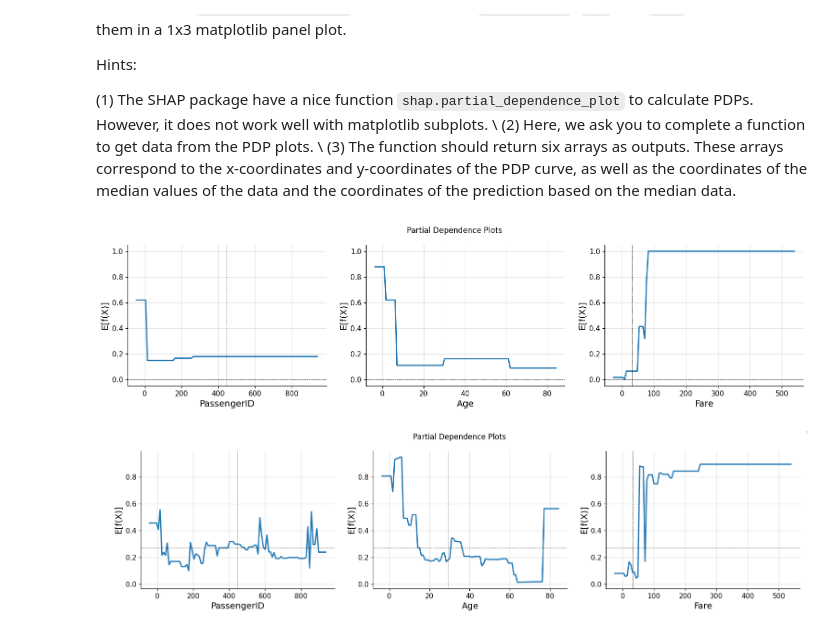
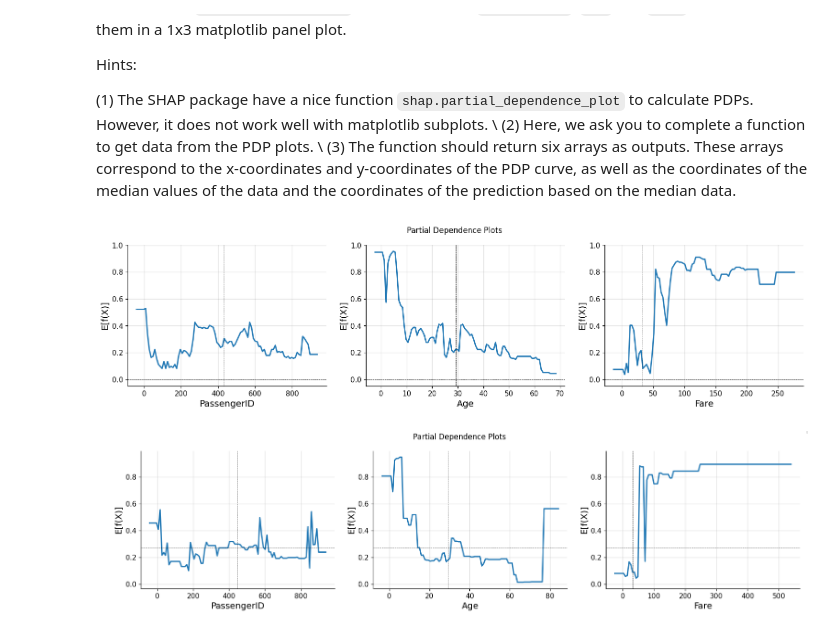
Before and after one commit to SamLutz/2024_MLEES, a Jupyter notebook: Labs/chapter8_ex1.ipynb, the cells around one changed output. Drawn from its saved outputs; the diff is of its cells as text; code cells hidden in the pictures.

```diff
--- a/Labs/chapter8_ex1.ipynb
+++ b/Labs/chapter8_ex1.ipynb
@@ -174,6 +164,6 @@ print(standardized_X.head())
 # %%
 # Split the standardized features (standardized_X) and target variable (y) into training and combined validation-test sets
-X_train, X_validtest, y_train, y_validtest = train_test_split(standardized_X, y, test_size=0.4, random_state=rnd_seed)
+X_train, X_validtest, y_train, y_validtest = train_test_split(standardized_X, y, test_size=0.3, random_state=rnd_seed)
 
 # Further split the combined validation-test sets into separate validation and test sets
 X_valid, X_test, y_valid, y_test = train_test_split(X_validtest, y_validtest, test_size=0.5, random_state=rnd_seed)
@@ -265,7 +254,7 @@ def get_pdp_values_shap(model=None, X=None, col_name=None):
     # Generate partial dependence plots using SHAP library
     fig, ax = shap.partial_dependence_plot(
         col_name,
-        model.predict,
+        lambda x : model.predict(x),
         X,
         ice=False,
         model_expected_value=True,
@@ -283,64 +272,66 @@ def get_pdp_values_shap(model=None, X=None, col_name=None):
 
     # Return the extracted coordinates
     return PDP_x, PDP_y, E_x, E_y, Ef_x, Ef_y
+# %%
+X_valid = pd.DataFrame(data=X_valid, columns=['PassengerId', 'Age', 'Fare'])
 # %%
 # Get PDP values for 'PassengerId' feature
-PDP_x_PID, PDP_y_PID, E_x_PID, E_y_PID, Ef_x_PID, Ef_y_PID = get_pdp_values_shap(ML_model, standardized_X, 'PassengerId')
+PDP_x_PID, PDP_y_PID, E_x_PID, E_y_PID, Ef_x_PID, Ef_y_PID = get_pdp_values_shap(model=ML_model, X=X_valid, col_name='PassengerId')
 
 # Get PDP values for 'Age' feature
-PDP_x_age, PDP_y_age, E_x_age, E_y_age, Ef_x_age, Ef_y_age = get_pdp_values_shap(ML_model, standardized_X, 'Age')
+PDP_x_age, PDP_y_age, E_x_age, E_y_age, Ef_x_age, Ef_y_age = get_pdp_values_shap(model=ML_model, X=X_valid, col_name='Age')
 
 # Get PDP values for 'Fare' feature
-PDP_x_fare, PDP_y_fare, E_x_fare, E_y_fare, Ef_x_fare, Ef_y_fare = get_pdp_values_shap(ML_model, standardized_X, 'Fare')
+PDP_x_fare, PDP_y_fare, E_x_fare, E_y_fare, Ef_x_fare, Ef_y_fare = get_pdp_values_shap(model=ML_model, X=X_valid, col_name='Fare')
 # %%
 # Create a 1x3 subplot layout with shared y-axis
 fig, axes = plt.subplots(nrows=1, ncols=3, figsize=(19, 4), sharey=True)
 
 # Plot for 'PassengerId'
-axes[0].plot(PDP_x_PID, PDP_y_PID, lw=2.05)
+axes[0].plot(PDP_x_PID, PDP_y_PID, lw=2.05, label='Partial Dependence')
 axes[0].axvline(E_x_PID[0], lw=0.5, c='k', ls='--')  # Vertical line at the expected value of 'PassengerId'
 axes[0].axhline(E_y_PID[0], lw=0.5, c='k', ls='--')  # Horizontal line at the expected value of the model prediction
 
 # Plot for 'Age'
-axes[1].plot(PDP_x_age, PDP_y_age, lw=2.05)
+axes[1].plot(PDP_x_age, PDP_y_age, lw=2.05, label='Partial Dependence')
 axes[1].axvline(E_x_age[0], lw=0.5, c='k', ls='--')  # Vertical line at the expected value of 'Age'
 axes[1].axhline(E_y_age[0], lw=0.5, c='k', ls='--')  # Horizontal line at the expected value of the model prediction
 
 # Plot for 'Fare'
-axes[2].plot(PDP_x_fare, PDP_y_fare, lw=2.05)
+axes[2].plot(PDP_x_fare, PDP_y_fare, lw=2.05, label='Partial Dependence')
 axes[2].axvline(E_x_fare[0], lw=0.5, c='k', ls='--')  # Vertical line at the expected value of 'Fare'
 axes[2].axhline(E_y_fare[0], lw=0.5, c='k', ls='--')  # Horizontal line at the expected value of the model prediction
 
 # Add grids to the subplots
 axes[0].grid(alpha=0.2, lw=1, color='gray')
 axes[1].grid(alpha=0.2, lw=1, color='gray')
 axes[2].grid(alpha=0.2, lw=1, color='gray')
 
 # Set a common title for the subplots
 plt.suptitle('Partial Dependence Plots')
 
 # Set x-axis labels
 axes[0].set_xlabel('PassengerID')
 axes[1].set_xlabel('Age')
 axes[2].set_xlabel('Fare')
 
 # Set y-axis labels
 axes[0].set_ylabel('E[f(X)]')
 axes[1].set_ylabel('E[f(X)]')
 axes[2].set_ylabel('E[f(X)]')
 
 # Customize plot appearance for the first subplot
 for ax in axes:
     ax.xaxis.set_ticks_position('bottom')
     ax.yaxis.set_ticks_position('left')
     ax.spines['right'].set_visible(False)
     ax.spines['top'].set_visible(False)
     ax.tick_params(labelsize=11)
 
 # Display the plots
 plt.show()
 # %% [output]
-[figure, old version]
+[figure, new version]
 # %% [markdown]
 ![image.png](embedded-picture-1)
 # %% [markdown]
```
Also changed, not shown: parts of 26 cells of this notebook.
